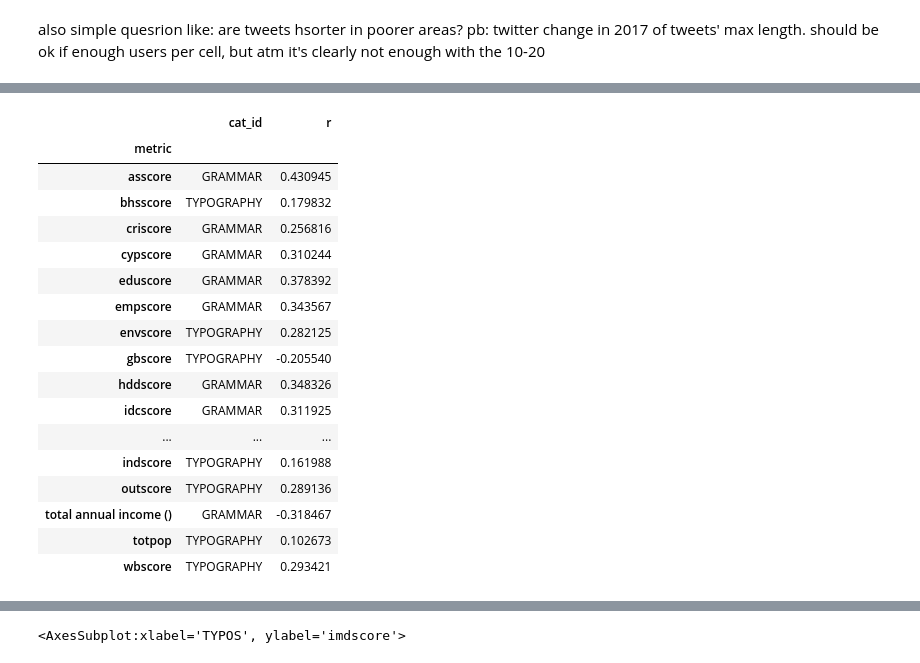
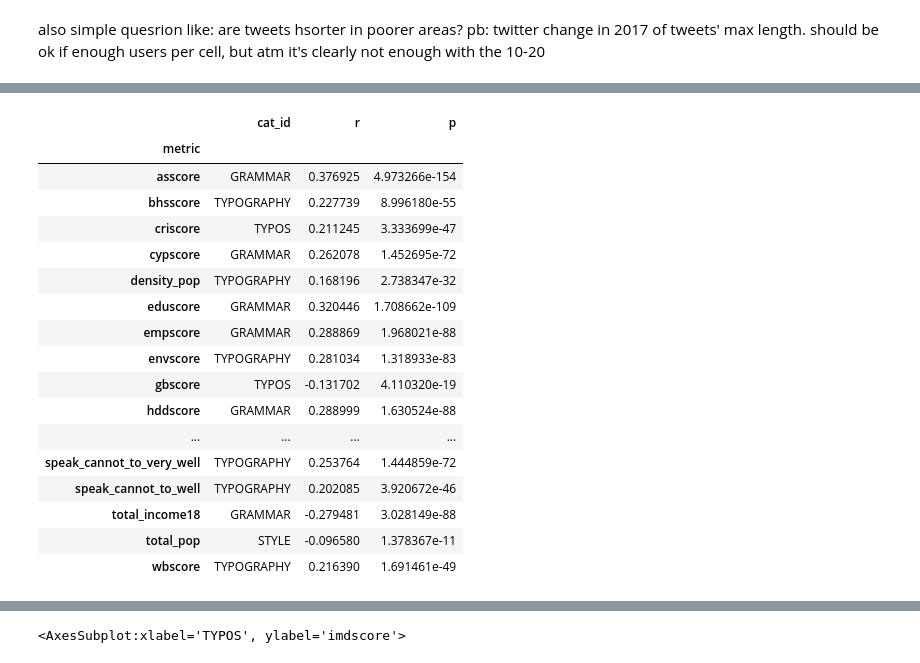
Before and after one commit to TLouf/ses-ling, a Jupyter notebook: notebooks/2.1.first_explorations.ipynb, the cells around one changed output, grey strips where cells are left out. Drawn from its saved outputs; the diff is of its cells as text; code cells hidden in the pictures.

```diff
--- a/notebooks/2.1.first_explorations.ipynb
+++ b/notebooks/2.1.first_explorations.ipynb
@@ -261,2 +225,0 @@ rank correlation for when imd is just given in terms of rank?
-# %%
-lang._cells_ses_df = pd.DataFrame()
@@ -263,2 +228,2 @@ lang._cells_ses_df = pd.DataFrame()
 # %%
-lang.add_ses_idx('total_income')
+lang.add_ses_idx('all')
@@ -265,4 +319,4 @@ lang.add_ses_idx('total_income')
 # %%
-wavg_ses = lang.cells_ses_df['wavg'].unstack()
-uavg_all_cats_freq = lang.cells_mistakes.groupby(['cell_id'])['uavg_freq_per_word'].sum().fillna(0).loc[lang.cells_mask]
-# corrs = wavg_ses.join(uavg_all_cats_freq, how='inner',).corr()
+wavg_ses = lang.cells_ses_df.loc[lang.relevant_cells, 'wavg'].unstack()
+uavg_cat_freq = lang.cells_mistakes.loc[lang.relevant_cells].groupby(['cell_id', 'cat_id'])['uavg_freq_per_word'].sum().unstack().fillna(0)
+corrs = wavg_ses.join(uavg_cat_freq, how='inner',).corr()
@@ -292,8 +323,3 @@ dtype: float64
-# %%
-wavg_ses = lang.cells_ses_df['wavg'].unstack()
-uavg_cat_freq = lang.cells_mistakes.groupby(['cell_id', 'cat_id'])['uavg_freq_per_word'].sum().unstack().fillna(0).loc[lang.cells_mask]
-# uavg_rule_freq = lang.cells_mistakes['uavg_freq_per_word'].unstack().fillna(0).droplevel(-1)
-corrs = wavg_ses.join(uavg_cat_freq, how='inner',).corr()
 # %%
 corrs.loc[wavg_ses.columns, uavg_cat_freq.columns]
 # %% [output]
@@ -318,25 +344,38 @@ corrs.loc[wavg_ses.columns, uavg_cat_freq.columns]
 # %%
 max_corr_by_ses_idx = corrs.loc[wavg_ses.columns, uavg_cat_freq.columns].abs().idxmax(axis=1)
-max_corr_by_ses_idx = max_corr_by_ses_idx.rename(uavg_cat_freq.columns.name).to_frame().assign(r=corrs.stack().loc[zip(max_corr_by_ses_idx.index, max_corr_by_ses_idx.values)].values)
+p_list = []
+for ses_id, cat_id in max_corr_by_ses_idx.items():
+    ses_mask = wavg_ses[ses_id].notnull()
+    r, p = scipy.stats.pearsonr(wavg_ses.loc[ses_mask, ses_id], uavg_cat_freq.loc[ses_mask, cat_id])
+    p_list.append(p)
+max_corr_by_ses_idx = (
+    max_corr_by_ses_idx.rename(uavg_cat_freq.columns.name)
+     .to_frame()
+     .assign(
+        r=corrs.stack().loc[
+            zip(max_corr_by_ses_idx.index, max_corr_by_ses_idx.values)
+        ].values,
+        p=p_list,
+))
 max_corr_by_ses_idx
 # %% [output]
-|  | cat_id | r |
-| metric |  |  |
-| asscore | GRAMMAR | 0.430945 |
-| bhsscore | TYPOGRAPHY | 0.179832 |
-| criscore | GRAMMAR | 0.256816 |
-| cypscore | GRAMMAR | 0.310244 |
-| eduscore | GRAMMAR | 0.378392 |
-| empscore | GRAMMAR | 0.343567 |
-| envscore | TYPOGRAPHY | 0.282125 |
-| gbscore | TYPOGRAPHY | -0.205540 |
-| hddscore | GRAMMAR | 0.348326 |
-| idcscore | GRAMMAR | 0.311925 |
-| ... | ... | ... |
-| indscore | TYPOGRAPHY | 0.161988 |
-| outscore | TYPOGRAPHY | 0.289136 |
-| total annual income () | GRAMMAR | -0.318467 |
-| totpop | TYPOGRAPHY | 0.102673 |
-| wbscore | TYPOGRAPHY | 0.293421 |
+|  | cat_id | r | p |
+| metric |  |  |  |
+| asscore | GRAMMAR | 0.376925 | 4.973266e-154 |
+| bhsscore | TYPOGRAPHY | 0.227739 | 8.996180e-55 |
+| criscore | TYPOS | 0.211245 | 3.333699e-47 |
+| cypscore | GRAMMAR | 0.262078 | 1.452695e-72 |
+| density_pop | TYPOGRAPHY | 0.168196 | 2.738347e-32 |
+| eduscore | GRAMMAR | 0.320446 | 1.708662e-109 |
+| empscore | GRAMMAR | 0.288869 | 1.968021e-88 |
+| envscore | TYPOGRAPHY | 0.281034 | 1.318933e-83 |
+| gbscore | TYPOS | -0.131702 | 4.110320e-19 |
+| hddscore | GRAMMAR | 0.288999 | 1.630524e-88 |
+| ... | ... | ... | ... |
+| speak_cannot_to_very_well | TYPOGRAPHY | 0.253764 | 1.444859e-72 |
+| speak_cannot_to_well | TYPOGRAPHY | 0.202085 | 3.920672e-46 |
+| total_income18 | GRAMMAR | -0.279481 | 3.028149e-88 |
+| total_pop | STYLE | -0.096580 | 1.378367e-11 |
+| wbscore | TYPOGRAPHY | 0.216390 | 1.691461e-49 |
 # %%
 max_corr_by_cat = corrs.loc[wavg_ses.columns, uavg_cat_freq.columns].abs().idxmax(axis=0)
```
Also changed, not shown: parts of 180 cells of this notebook.
